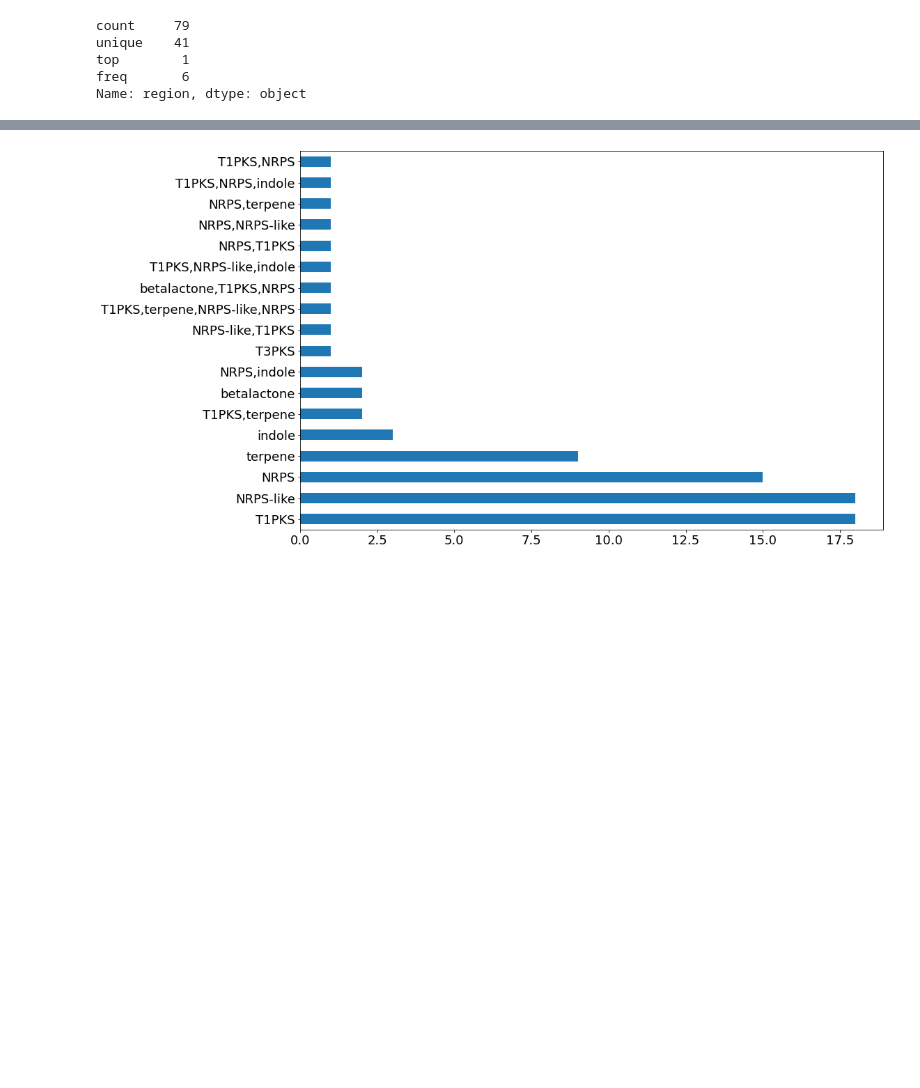
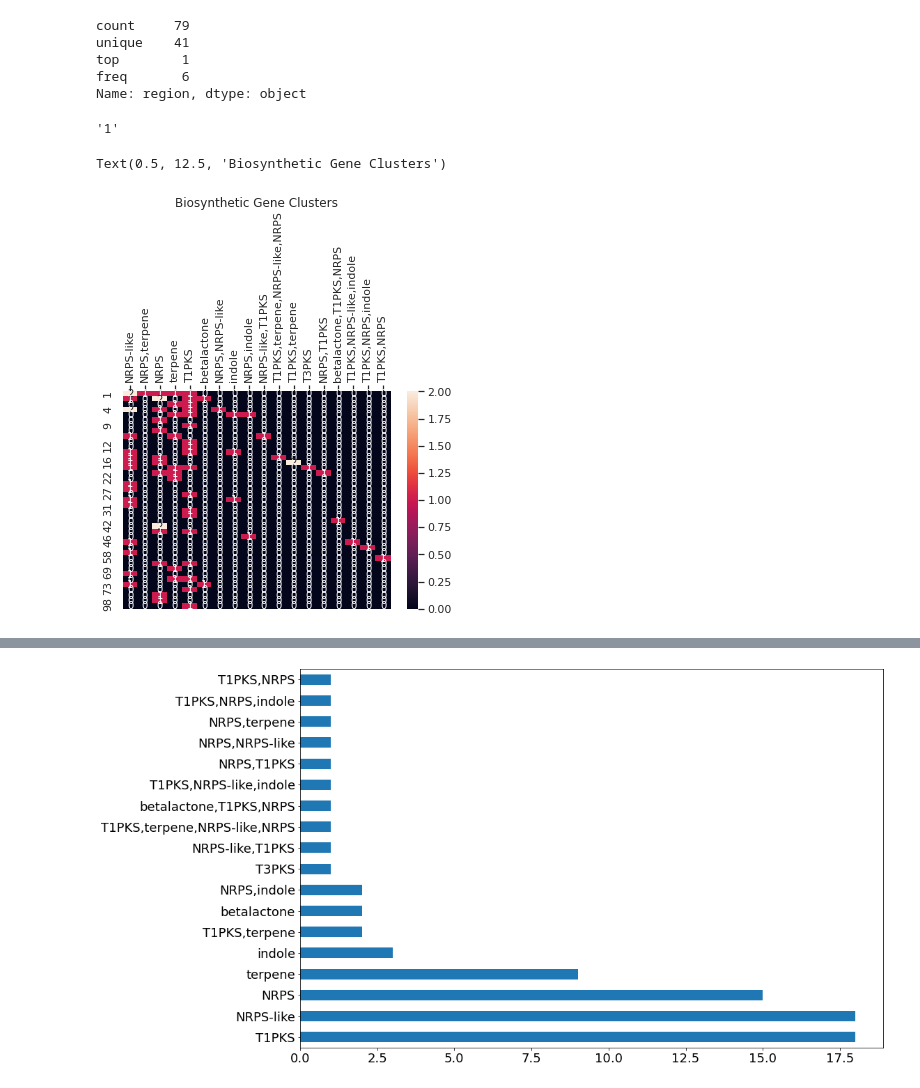
Before and after one commit to matinnuhamunada/course_27815, a Jupyter notebook: CHO_015404.ipynb, the cells around one changed output, grey strips where cells are left out. Saved outputs shown, nothing was run; the diff lists cells and outputs as text; code cells hidden in the pictures; blank space fills up the shorter version.

```diff
--- a/CHO_015404.ipynb
+++ b/CHO_015404.ipynb
@@ -101,3 +102,28 @@ unique    41
 top        1
 freq       6
 Name: region, dtype: object
+# %%
+df_summary.loc[1, 'region']
+# %% [output]
+'1'
+# %%
+df_count = pd.DataFrame(columns=df_summary.Type.unique())
+for i in df_summary.region.unique():
+    x = df_summary[df_summary['region'] == i].Type.value_counts().to_frame()
+    x = x.rename(columns={'Type':i})
+    #x.insert(1, "Contigs", np.array(i))
+    #print(x)
+    df_count = df_count.append(x.transpose())
+df_count = df_count.fillna(0)
+# %%
+import seaborn as sns; sns.set()
+
+%matplotlib inline
+g = sns.heatmap(df_count, annot=True, cbar_kws={"orientation":"vertical"})
+g.set_xticklabels(g.get_xticklabels(), rotation = 90)
+g.xaxis.set_ticks_position('top')
+g.xaxis.set_label_position('top')
+g.set_xlabel('Biosynthetic Gene Clusters')
+# %% [output]
+Text(0.5, 12.5, 'Biosynthetic Gene Clusters')
+[figure, added]
```
Also changed, not shown: parts of 3 cells of this notebook.
